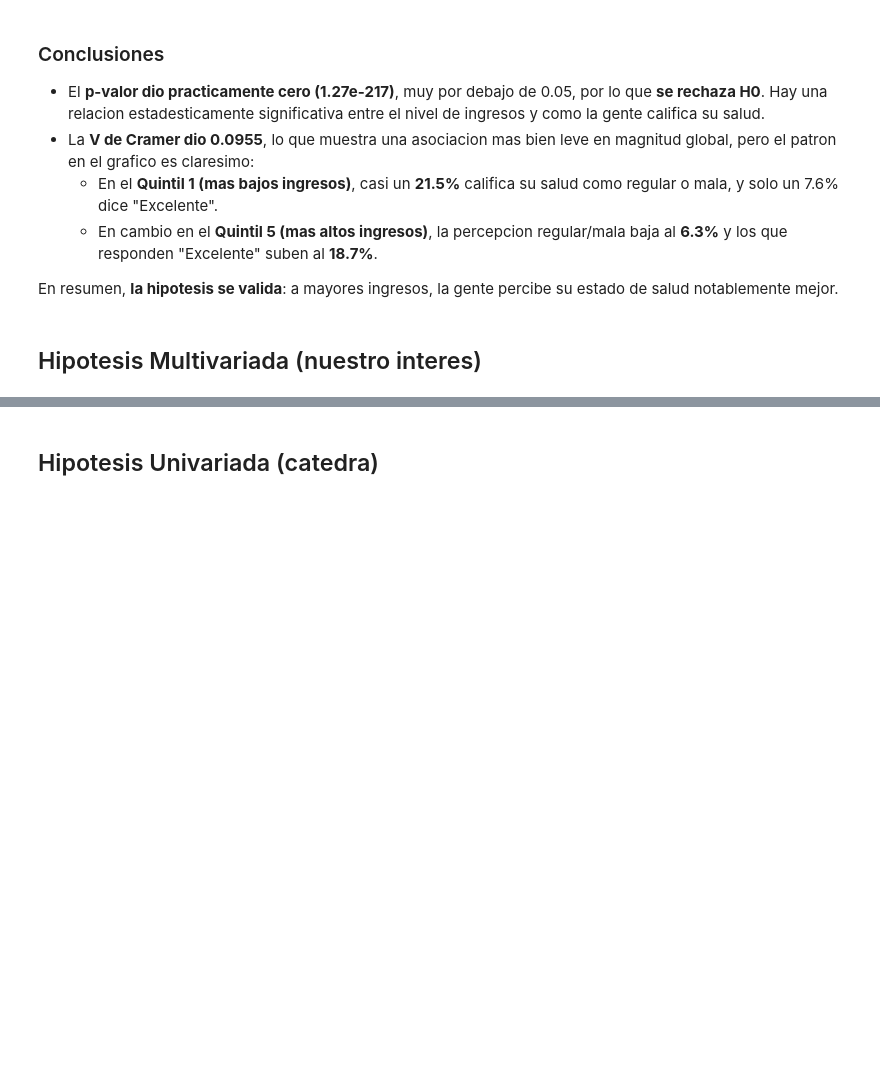
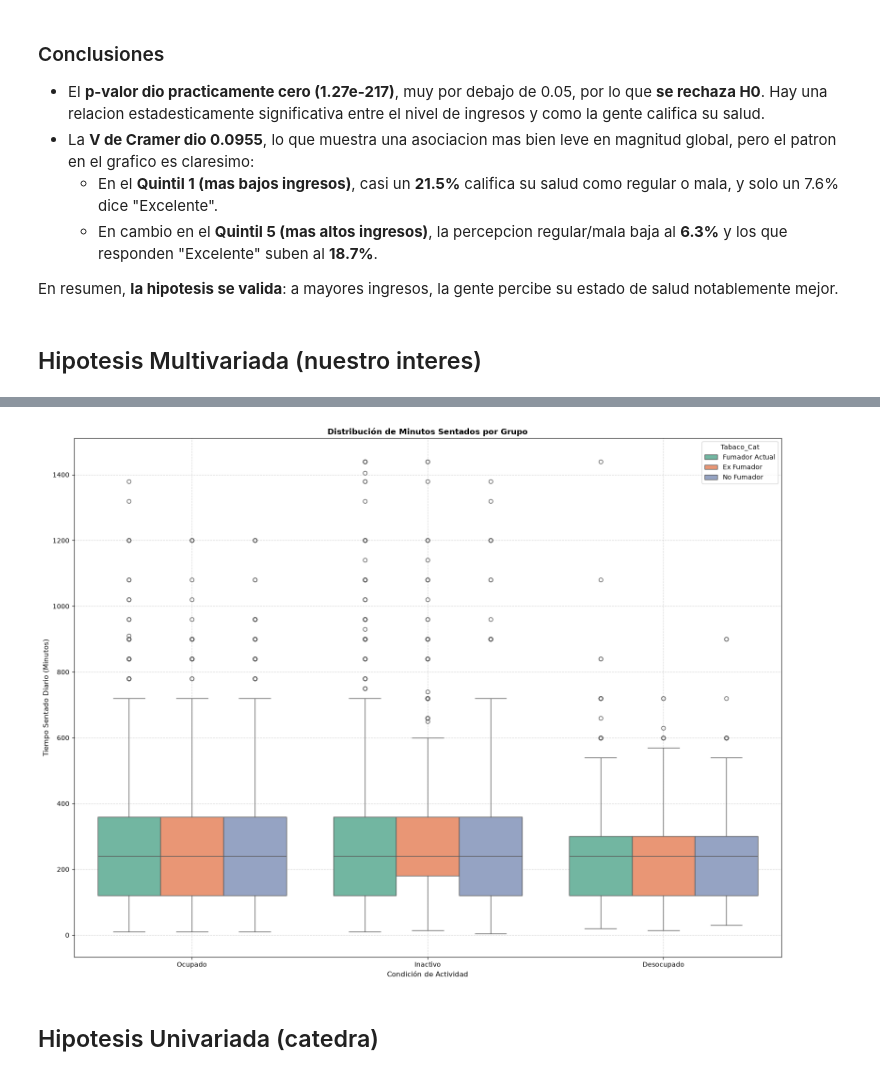
Before and after one commit to Franruaben11/fundamentos-enfr, a Jupyter notebook: analisis_enfr.ipynb, the cells around one changed output, grey strips where cells are left out. Saved outputs shown, nothing was run; the diff lists cells and outputs as text; code cells hidden in the pictures; blank space fills up the shorter version.

```diff
--- a/analisis_enfr.ipynb
+++ b/analisis_enfr.ipynb
@@ -727,0 +738,78 @@ En resumen, **la hipotesis se valida**: a mayores ingresos, la gente percibe su
+# %%
+import pandas as pd
+import numpy as np
+import scipy.stats as stats
+import statsmodels.api as sm
+from statsmodels.formula.api import ols
+import matplotlib.pyplot as plt
+import seaborn as sns
+
+# ==============================================================================
+# 1. CARGA Y PREPARACIÓN DE LOS DATOS DE LA ENFR
+# ==============================================================================
+# Reemplaza 'ENFR 2018 - Base usuario.txt' por la ruta local de tu archivo
+df_mult = pd.read_csv('ENFR 2018 - Base usuario.txt', sep='|', low_memory=False)
+
+# Mapear las categorías descriptivas de las variables
+# (Ajusta los nombres de las columnas según el diccionario de tu dataset si difieren)
+df_mult['Actividad_Cat'] = df_mult['condicion_actividad'].map({1: 'Ocupado', 2: 'Desocupado', 3: 'Inactivo'})
+df_mult['Tabaco_Cat'] = df_mult['consumo_tabaco_100'].map({1: 'No Fumador', 2: 'Ex Fumador', 3: 'Fumador Actual'})
+
+# Limpieza de valores nulos para las variables del análisis
+df_clean = df_mult.dropna(subset=['biaf07_m', 'Actividad_Cat', 'Tabaco_Cat']).copy()
+
+# ==============================================================================
+# 2. MODELO DE ANOVA BIFACTORIAL CON INTERACCIÓN
+# ==============================================================================
+# Definición de la fórmula: Variable cuantitativa ~ Factor1 + Factor2 + Factor1:Factor2
+formula = 'biaf07_m ~ C(Actividad_Cat) + C(Tabaco_Cat) + C(Actividad_Cat):C(Tabaco_Cat)'
+model = ols(formula, data=df_clean).fit()
+
+# Generación de la Tabla ANOVA Tipo II
+anova_table = sm.stats.anova_lm(model, typ=2)
+print("="*60)
+print("TABLA DE ANOVA DE DOS FACTORES (CON INTERACCIÓN)")
+print("="*60)
+print(anova_table)
+print("="*60)
+
+# ==============================================================================
+# 3. VALIDACIÓN DE SUPUESTOS ESTADÍSTICOS
+# ==============================================================================
+residuos = model.resid
+
+# A. Evaluación de Homocedasticidad (Test de Levene entre las 9 celdas)
+grupos = [group['biaf07_m'].values for _, group in df_clean.groupby(['Actividad_Cat', 'Tabaco_Cat'])]
+levene_stat, levene_pval = stats.levene(*grupos)
+
+# B. Evaluación de Normalidad de Residuos (Test de Jarque-Bera)
+jb_stat, jb_pval, _, _ = sm.stats.stattools.jarque_bera(residuos)
+
+print("\nDIAGNÓSTICO DE SUPUESTOS:")
+print(f" - Homocedasticidad (Levene W): Estadístico = {levene_stat:.4f} | p-valor = {levene_pval:.4f}")
+print(f" - Normalidad Residuos (Jarque-Bera): Estadístico = {jb_stat:.4f} | p-valor = {jb_pval:.4f}")
+
+# ==============================================================================
+# 4. GENERACIÓN DE GRÁFICOS (INTERACCIÓN Y DISTRIBUCIÓN)
+# ==============================================================================
+fig, ax = plt.subplots(figsize=(16, 12))
+
+
+# B. Diagrama de Cajas (Boxplot) por Grupo
+sns.boxplot(
+    data=df_clean,
+    x='Actividad_Cat',
+    y='biaf07_m',
+    hue='Tabaco_Cat',
+    palette='Set2',
+    ax=ax
+)
+ax.set_title('Distribución de Minutos Sentados por Grupo', fontsize=12, fontweight='bold')
+ax.set_xlabel('Condición de Actividad', fontsize=11)
+ax.set_ylabel('Tiempo Sentado Diario (Minutos)', fontsize=11)
+ax.grid(True, linestyle='--', alpha=0.5)
+
+plt.tight_layout()
+plt.savefig('interaccion_tabaco_actividad_enfr.png', dpi=300)
+plt.show()
+# %% [output]
@@ -728,3 +829,4 @@ En resumen, **la hipotesis se valida**: a mayores ingresos, la gente percibe su
+[figure, added]
 # %% [markdown]
 ## Hipotesis Univariada (catedra)
 # %% [markdown]
```
Also changed, not shown: parts of 11 cells of this notebook, 1 other file.
